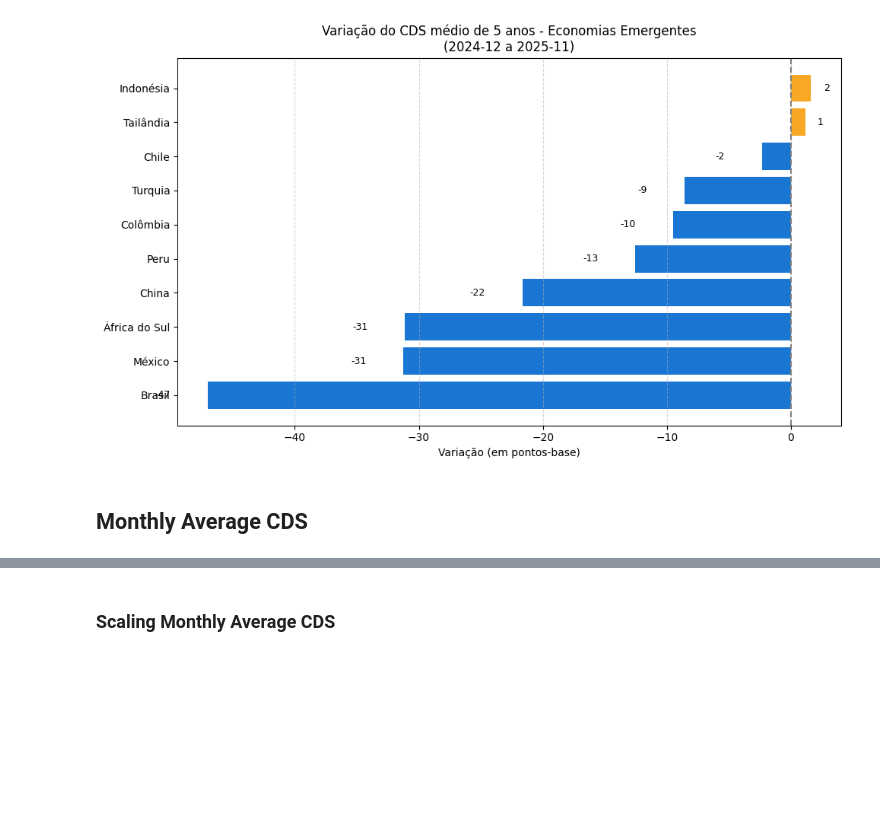
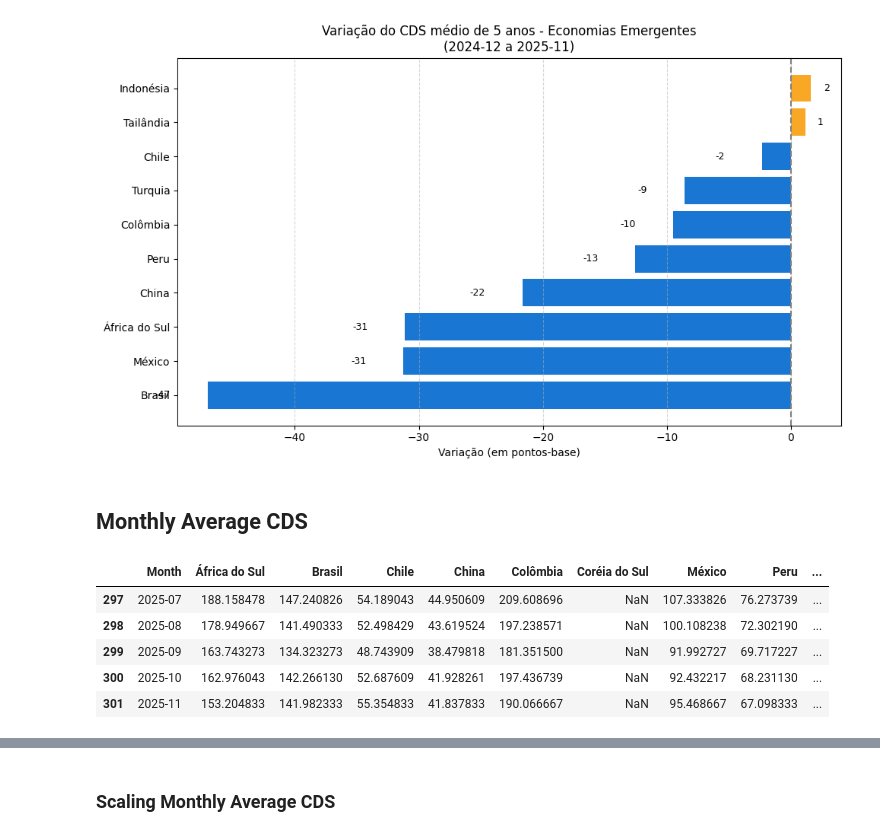
Before and after one commit to flpgp/incerteza_risco_mundial, a Jupyter notebook: 01.cds.ipynb, the cells around one changed output, grey strips where cells are left out. Cells and saved outputs as stored; diff of their text form; code cells hidden in the pictures; blank space fills up the shorter version.

```diff
--- a/01.cds.ipynb
+++ b/01.cds.ipynb
@@ -109,24 +109,31 @@ plt.show()
 # %%
 # Monthly average CDS for the selected emerging countries (based on df_emerging)
 
 # Ensure Date is datetime (df_emerging already exists in the notebook)
 df_emerging['Date'] = pd.to_datetime(df_emerging['Date'], errors='coerce')
 
 # Compute monthly averages (end-of-month) in wide format
 df_emerging_monthly = df_emerging.set_index('Date').resample('M').mean(numeric_only=True).reset_index()
 
 # Add a Month column in YYYY-MM format and drop the raw Date if preferred
 df_emerging_monthly['Month'] = df_emerging_monthly['Date'].dt.to_period('M').astype(str)
 df_emerging_monthly = df_emerging_monthly.drop(columns=['Date'])
 cols = ['Month'] + [c for c in df_emerging_monthly.columns if c != 'Month']
 df_emerging_monthly = df_emerging_monthly[cols]
 
 # Long/tidy format (Month, Country, CDS_Monthly_Avg)
 df_emerging_monthly_long = df_emerging_monthly.melt(id_vars='Month', var_name='Country', value_name='CDS_Monthly_Avg')
 
 # Optional: save to excel
-output_path_monthly = "00.data/00.cds/cds_monthly_avg_emerging.xlsx"
-df_emerging_monthly.to_excel(output_path_monthly, index=False)
+#output_path_monthly = "00.data/00.cds/cds_monthly_avg_emerging.xlsx"
+#df_emerging_monthly.to_excel(output_path_monthly, index=False)
 
 # Preview last rows
 df_emerging_monthly.tail()
+# %% [output]
+|  | Month | África do Sul | Brasil | Chile | China | Colômbia | Coréia do Sul | México | Peru | ... |
+| 297 | 2025-07 | 188.158478 | 147.240826 | 54.189043 | 44.950609 | 209.608696 | NaN | 107.333826 | 76.273739 | ... |
+| 298 | 2025-08 | 178.949667 | 141.490333 | 52.498429 | 43.619524 | 197.238571 | NaN | 100.108238 | 72.302190 | ... |
+| 299 | 2025-09 | 163.743273 | 134.323273 | 48.743909 | 38.479818 | 181.351500 | NaN | 91.992727 | 69.717227 | ... |
+| 300 | 2025-10 | 162.976043 | 142.266130 | 52.687609 | 41.928261 | 197.436739 | NaN | 92.432217 | 68.231130 | ... |
+| 301 | 2025-11 | 153.204833 | 141.982333 | 55.354833 | 41.837833 | 190.066667 | NaN | 95.468667 | 67.098333 | ... |
```
Also changed, not shown: parts of 6 cells of this notebook, 7 other files.
